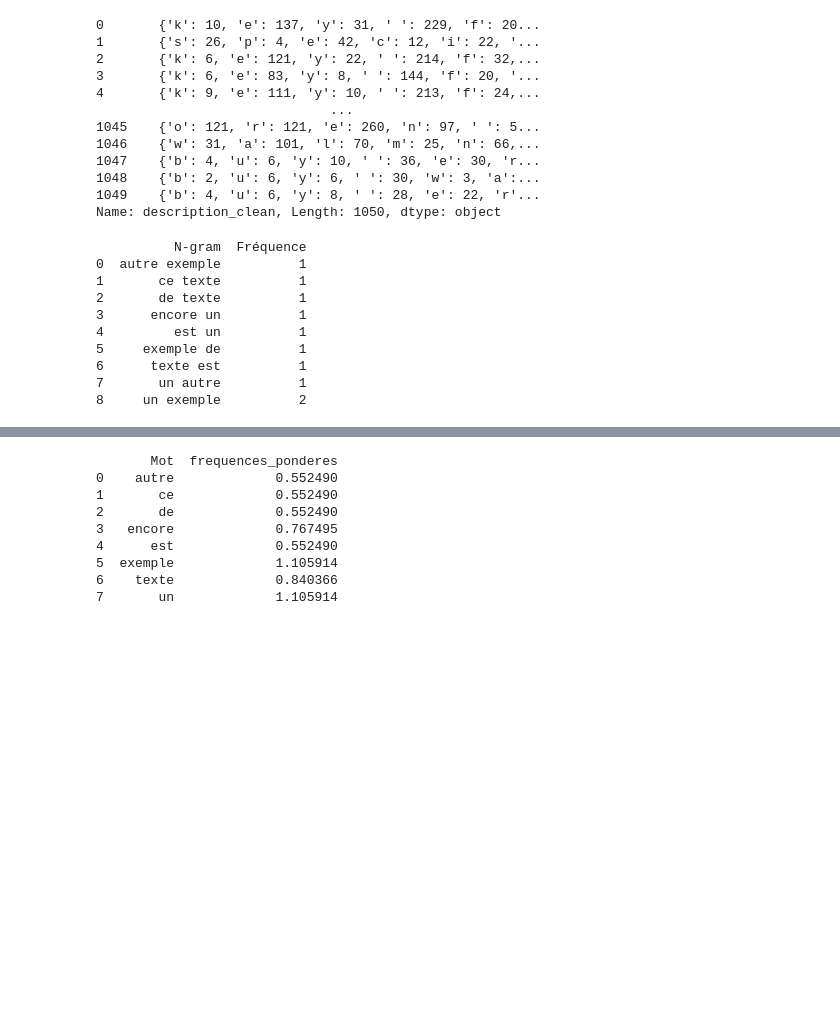
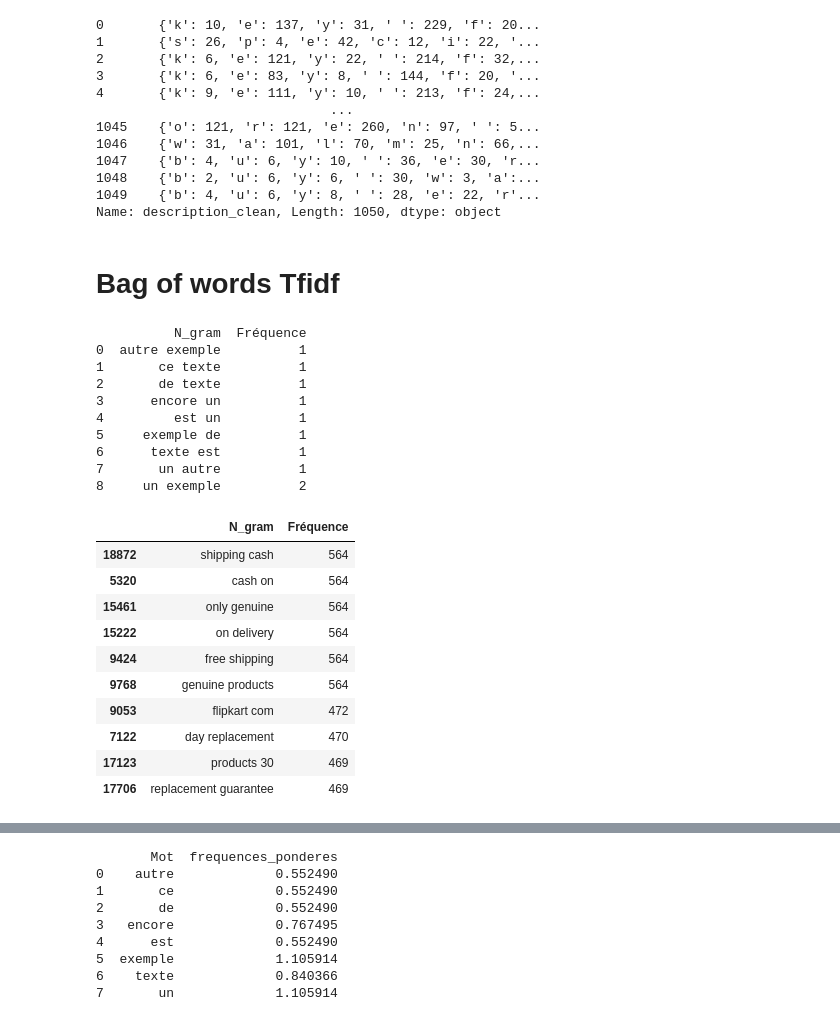
Before and after one commit to ArhurK/P6_NLP_Vison_OC, a Jupyter notebook: P6_Classifiez automatiquement des biens de consommation.ipynb, the cells around one changed output, grey strips where cells are left out. Drawn from its saved outputs; the diff is of its cells as text; code cells hidden in the pictures; blank space fills up the shorter version.

```diff
--- a/P6_Classifiez automatiquement des biens de consommation.ipynb
+++ b/P6_Classifiez automatiquement des biens de consommation.ipynb
@@ -205,11 +205,21 @@ Name: description, Length: 1050, dtype: object
 1. Pré-traitement par expression régulière
 2. Mise en minuscule des caractères
 # %%
-# Pré-traitement par expression régulière
+# Suppression des accents, caractères spéciaux, émoticons, ponctuation
 # Mise en minuscule des caractères
 def pre_nettoyage_texte(serie_pandas):
-    serie_pandas = serie_pandas.str.replace('\r|\t|\n',' ', regex=True)
+
+    #serie_pandas = serie_pandas.str.replace('\r|\t|\n',' ', regex=True)
+
+    # On ne conserve que les caractères alpha numériques
+    # les émoticons,caractères spéciaux et ponctuation sont remplacés par des espaces
+
+    serie_pandas = serie_pandas.str.replace(r'[^a-zA-Z0-9]', ' ', regex = True)
+
+    # L'ensemble des caractères est mis en minuscule
+
     serie_pandas = serie_pandas.str.lower()
+
     # rajouter ponctuation Unicode data ?
     return serie_pandas
 # %% [markdown]
@@ -337,6 +366,8 @@ from collections import Counter
 1048    {'b': 2, 'u': 6, 'y': 6, ' ': 30, 'w': 3, 'a':...
 1049    {'b': 4, 'u': 6, 'y': 8, ' ': 28, 'e': 22, 'r'...
 Name: description_clean, Length: 1050, dtype: object
+# %% [markdown]
+# Bag of words Tfidf
 # %%
 from sklearn.feature_extraction.text import CountVectorizer
 
@@ -357,7 +388,7 @@ def generer_ngrams(dataframe, n):
     frequences_ngrams = matrice_ngrams.sum(axis=0).A1
 
     # Créer un dataframe avec les N-grams et leurs fréquences
-    dataframe_ngrams = pd.DataFrame({'N-gram': noms_ngrams, 'Fréquence': frequences_ngrams})
+    dataframe_ngrams = pd.DataFrame({'N_gram': noms_ngrams, 'Fréquence': frequences_ngrams})
 
     return dataframe_ngrams
 
@@ -368,7 +399,7 @@ dataframe_ngrams = generer_ngrams(serie_texte, 2)
 
 print(dataframe_ngrams)
 # %% [output]
-          N-gram  Fréquence
+          N_gram  Fréquence
 0  autre exemple          1
 1       ce texte          1
 2       de texte          1
@@ -378,3 +409,17 @@ print(dataframe_ngrams)
 6      texte est          1
 7       un autre          1
 8     un exemple          2
+# %%
+generer_ngrams(df['description_clean'],2).sort_values('Fréquence',ascending = False).head(10)
+# %% [output]
+|  | N_gram | Fréquence |
+| 18872 | shipping cash | 564 |
+| 5320 | cash on | 564 |
+| 15461 | only genuine | 564 |
+| 15222 | on delivery | 564 |
+| 9424 | free shipping | 564 |
+| 9768 | genuine products | 564 |
+| 9053 | flipkart com | 472 |
+| 7122 | day replacement | 470 |
+| 17123 | products 30 | 469 |
+| 17706 | replacement guarantee | 469 |
```
Also changed, not shown: parts of 11 cells of this notebook.
